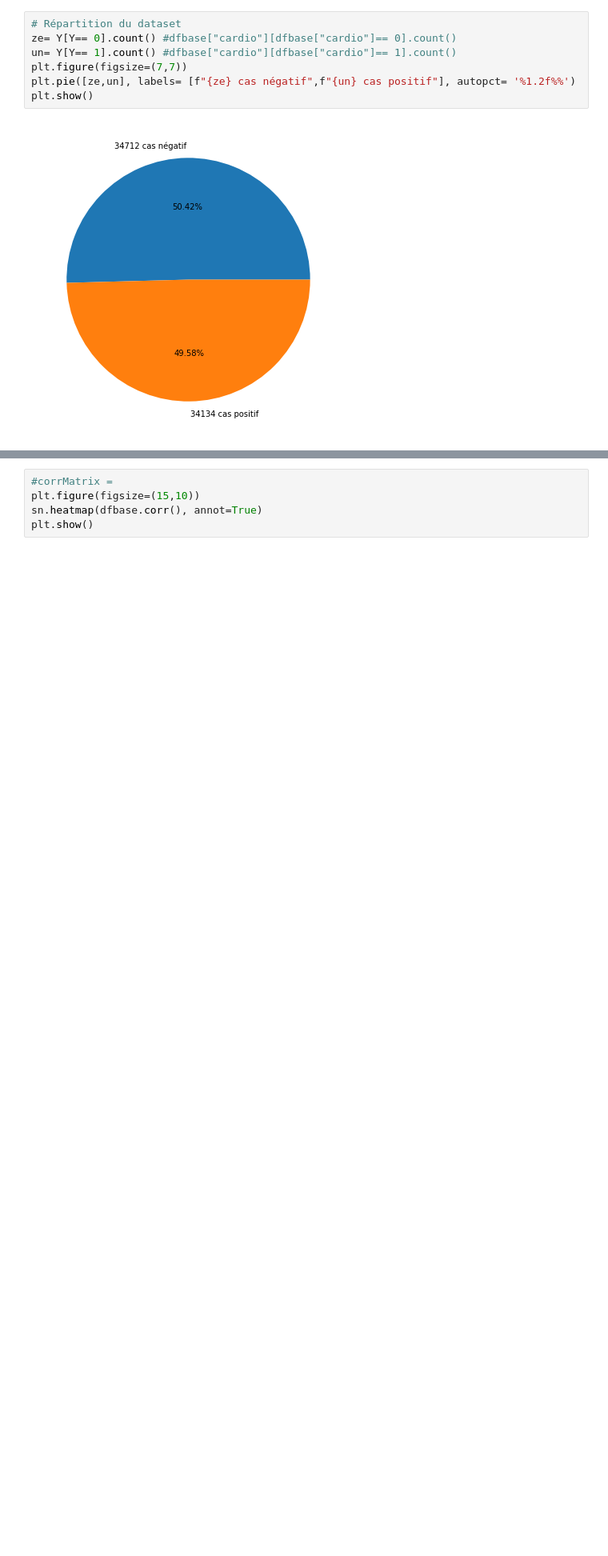
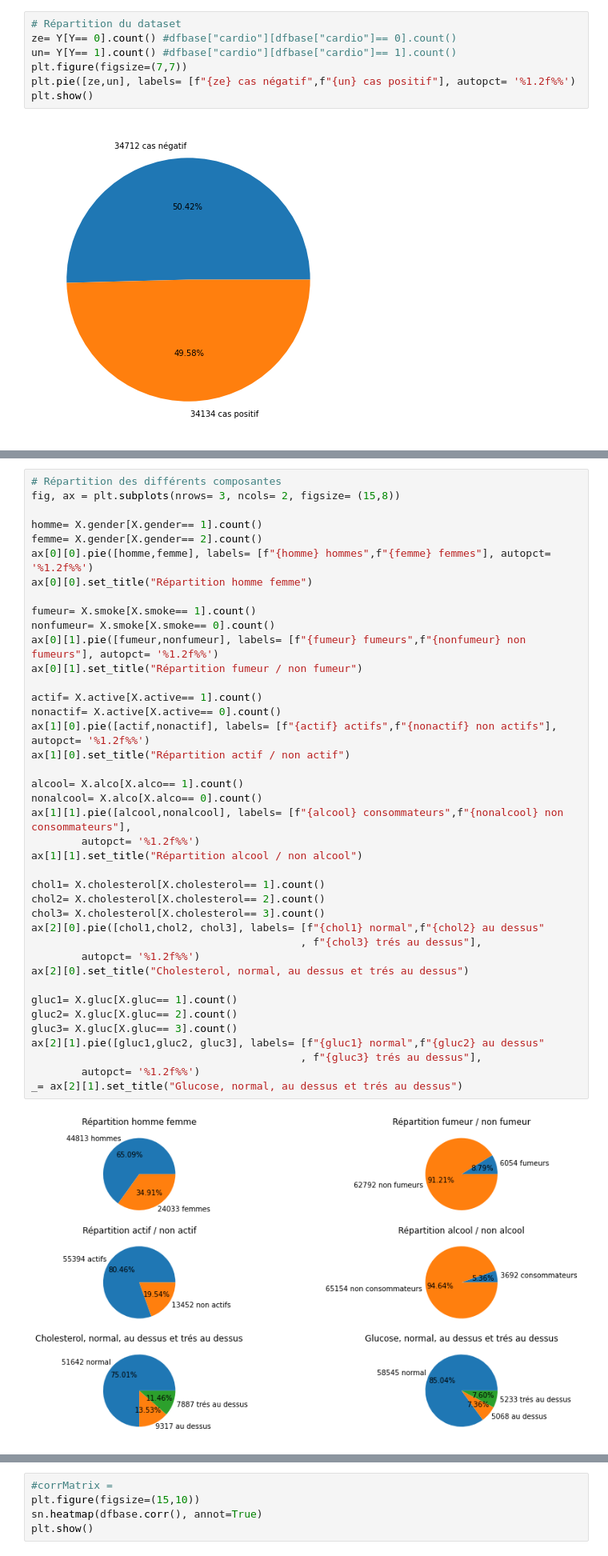
Before and after one commit to jpphi/prj_final, a Jupyter notebook: E1/E1_baseb12.ipynb, the cells around one changed output, grey strips where cells are left out. Shown at 80% size. Drawn from its saved outputs; the diff is of its cells as text; blank space fills up the shorter version.

```diff
--- a/E1/E1_baseb12.ipynb
+++ b/E1/E1_baseb12.ipynb
@@ -715,3 +752,45 @@ plt.show()
+# %%
+# Répartition des différents composantes
+fig, ax = plt.subplots(nrows= 3, ncols= 2, figsize= (15,8))
+
+homme= X.gender[X.gender== 1].count()
+femme= X.gender[X.gender== 2].count()
+ax[0][0].pie([homme,femme], labels= [f"{homme} hommes",f"{femme} femmes"], autopct= '%1.2f%%')
+ax[0][0].set_title("Répartition homme femme")
+
+fumeur= X.smoke[X.smoke== 1].count()
+nonfumeur= X.smoke[X.smoke== 0].count()
+ax[0][1].pie([fumeur,nonfumeur], labels= [f"{fumeur} fumeurs",f"{nonfumeur} non fumeurs"], autopct= '%1.2f%%')
+ax[0][1].set_title("Répartition fumeur / non fumeur")
+
+actif= X.active[X.active== 1].count()
+nonactif= X.active[X.active== 0].count()
+ax[1][0].pie([actif,nonactif], labels= [f"{actif} actifs",f"{nonactif} non actifs"], autopct= '%1.2f%%')
+ax[1][0].set_title("Répartition actif / non actif")
+
+alcool= X.alco[X.alco== 1].count()
+nonalcool= X.alco[X.alco== 0].count()
+ax[1][1].pie([alcool,nonalcool], labels= [f"{alcool} consommateurs",f"{nonalcool} non consommateurs"],
+        autopct= '%1.2f%%')
+ax[1][1].set_title("Répartition alcool / non alcool")
+
+chol1= X.cholesterol[X.cholesterol== 1].count()
+chol2= X.cholesterol[X.cholesterol== 2].count()
+chol3= X.cholesterol[X.cholesterol== 3].count()
+ax[2][0].pie([chol1,chol2, chol3], labels= [f"{chol1} normal",f"{chol2} au dessus"
+                                           , f"{chol3} trés au dessus"],
+        autopct= '%1.2f%%')
+ax[2][0].set_title("Cholesterol, normal, au dessus et trés au dessus")
+
+gluc1= X.gluc[X.gluc== 1].count()
+gluc2= X.gluc[X.gluc== 2].count()
+gluc3= X.gluc[X.gluc== 3].count()
+ax[2][1].pie([gluc1,gluc2, gluc3], labels= [f"{gluc1} normal",f"{gluc2} au dessus"
+                                           , f"{gluc3} trés au dessus"],
+        autopct= '%1.2f%%')
+_= ax[2][1].set_title("Glucose, normal, au dessus et trés au dessus")
+# %% [output]
+[figure, added]
 # %%
 # Affichage des variables quantitatives
 fig, ax = plt.subplots(nrows= 2, ncols= 3, figsize= (15,8))
```
Also changed, not shown: parts of 36 cells of this notebook, 5 other files.
